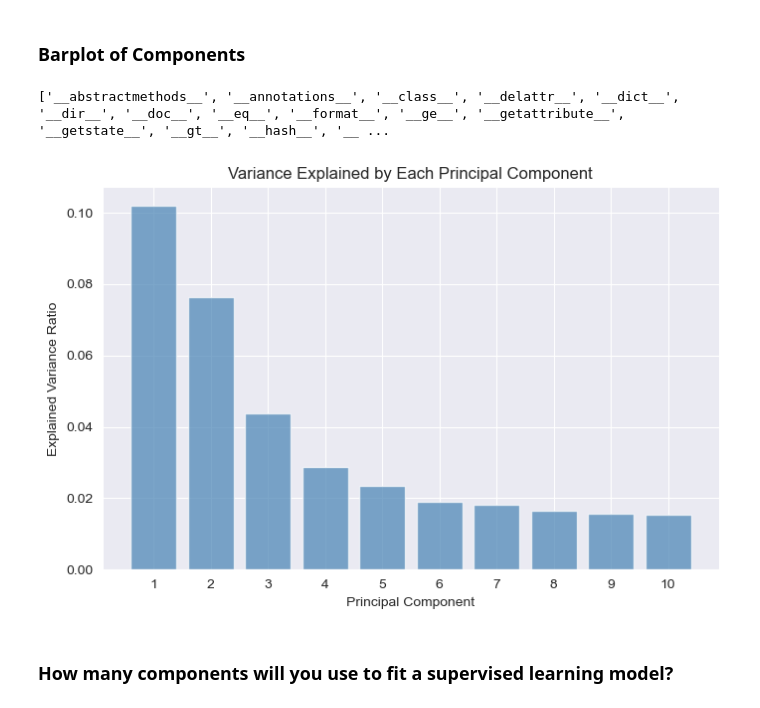
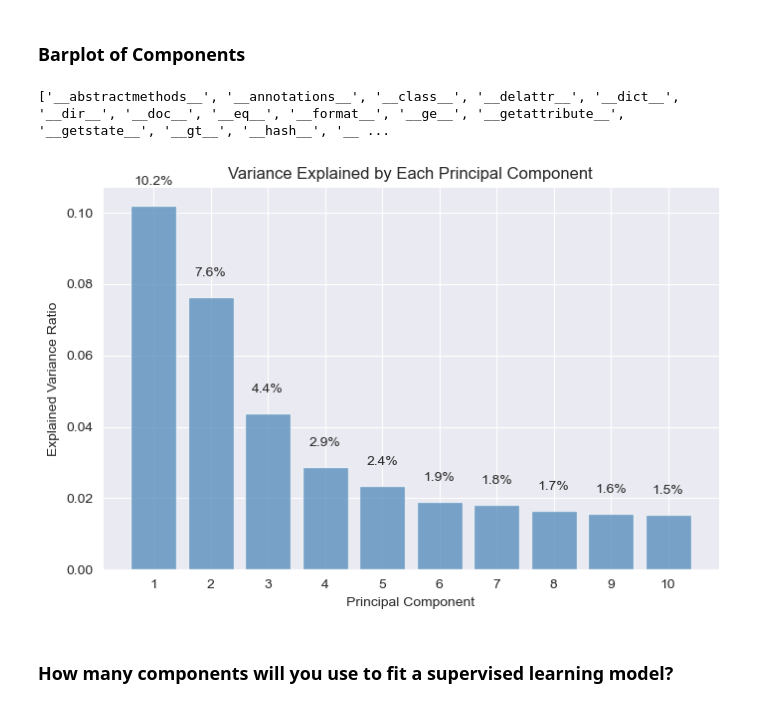
Before and after one commit to voramyoon/Computational-Social-Science-Projects, a Jupyter notebook: Project 4/Project 4 Students.ipynb, the cells around one changed output. Saved outputs shown, nothing was run; the diff lists cells and outputs as text; code cells hidden in the pictures.

```diff
--- a/Project 4/Project 4 Students.ipynb
+++ b/Project 4/Project 4 Students.ipynb
@@ -140,27 +140,34 @@ pca_df.head()
 Considering how many features the dataset has, I thought that 10 components would be an appropriate number since, from past experience working with smaller datasets, it seemed like there were at most 2-3 components that explained most of the variance. Therefore, there might be a higher number of components in this dataset that might explain most of the variance.
 # %% [markdown]
 ### Barplot of Components
+# %%
+# checking attributes of PCA model
+
+print(dir(pca))
+# %% [output]
+['__abstractmethods__', '__annotations__', '__class__', '__delattr__', '__dict__', '__dir__', '__doc__', '__eq__', '__format__', '__ge__', '__getattribute__', '__getstate__', '__gt__', '__hash__', '__ ...
 # %%
-# checking attributes of PCA model
-
-print(dir(pca))
-
 # making explained_variance_ratio from the PCA model into a variable
 
 explained_var = pca.explained_variance_ratio_
 
 # making a barplot
 
 plt.figure(figsize=(8, 5))
 plt.bar(range(1, len(explained_var) + 1), explained_var, alpha=0.7, color='steelblue')
 plt.ylabel('Explained Variance Ratio')
 plt.xlabel('Principal Component')
 plt.title('Variance Explained by Each Principal Component')
 plt.xticks(range(1, len(explained_var) + 1))
+
+# adding proportion of variance explained on top of each bar
+
+for i, v in enumerate(explained_var, start=1):
+    plt.text(i, v + 0.005, f"{v*100:.1f}%", ha='center', va='bottom')
+
 plt.show()
 # %% [output]
-['__abstractmethods__', '__annotations__', '__class__', '__delattr__', '__dict__', '__dir__', '__doc__', '__eq__', '__format__', '__ge__', '__getattribute__', '__getstate__', '__gt__', '__hash__', '__ ...
-[figure, old version]
+[figure, new version]
 # %% [markdown]
 ### How many components will you use to fit a supervised learning model?
 # %%
```
Also changed, not shown: parts of 12 cells of this notebook.
